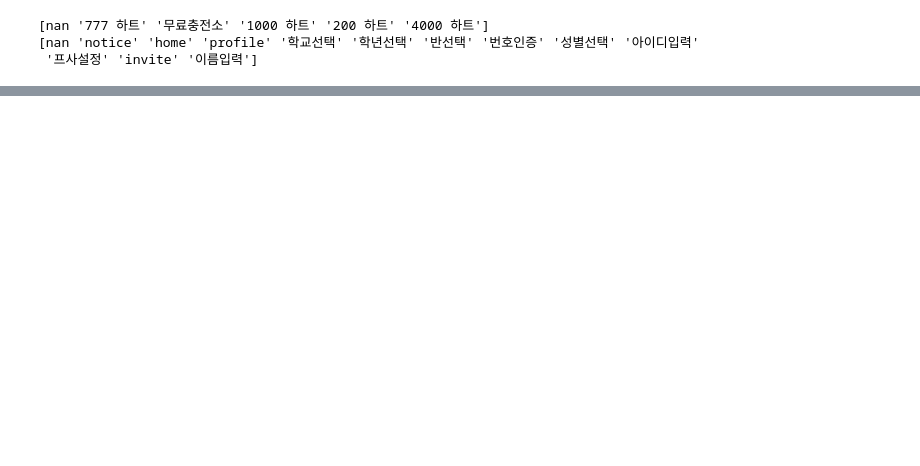
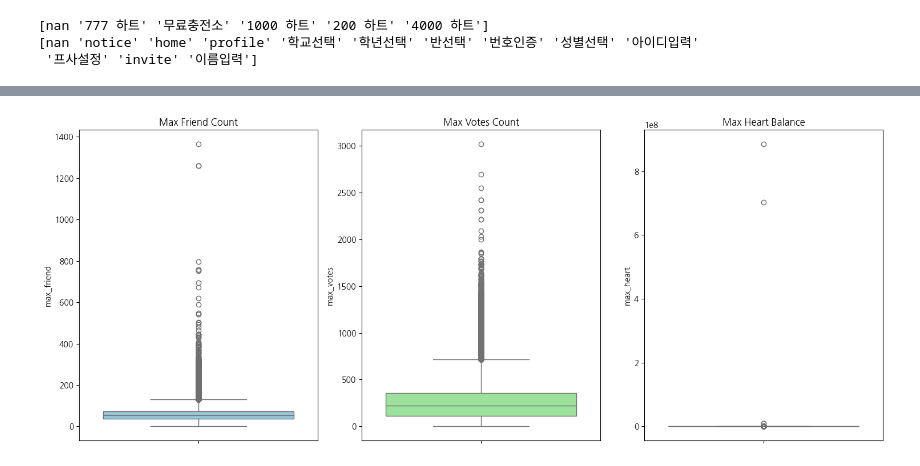
Before and after one commit to EtheriumArchive/Codeit_project, a Jupyter notebook: eda_damyeon_v1.ipynb, the cells around one changed output, grey strips where cells are left out. Drawn from its saved outputs; the diff is of its cells as text; code cells hidden in the pictures; blank space fills up the shorter version.

```diff
--- a/eda_damyeon_v1.ipynb
+++ b/eda_damyeon_v1.ipynb
@@ -216,0 +360,16 @@ raw_hackle_merge.groupby('user_id').agg(max_balance=('heart_balance', 'max')).re
+# %%
+fig, axes = plt.subplots(1, 3, figsize=(15, 6))
+
+sns.boxplot(data=friend_count_max, y='max_friend', ax=axes[0], color='skyblue')
+axes[0].set_title('Max Friend Count')
+
+sns.boxplot(data=votes_count_max, y='max_votes', ax=axes[1], color='lightgreen')
+axes[1].set_title('Max Votes Count')
+
+sns.boxplot(data=heart_balance_max, y='max_heart', ax=axes[2], color='salmon')
+axes[2].set_title('Max Heart Balance')
+
+plt.tight_layout()
+plt.show()
+# %% [output]
+[figure, added]
```
Also changed, not shown: parts of 20 cells of this notebook.
